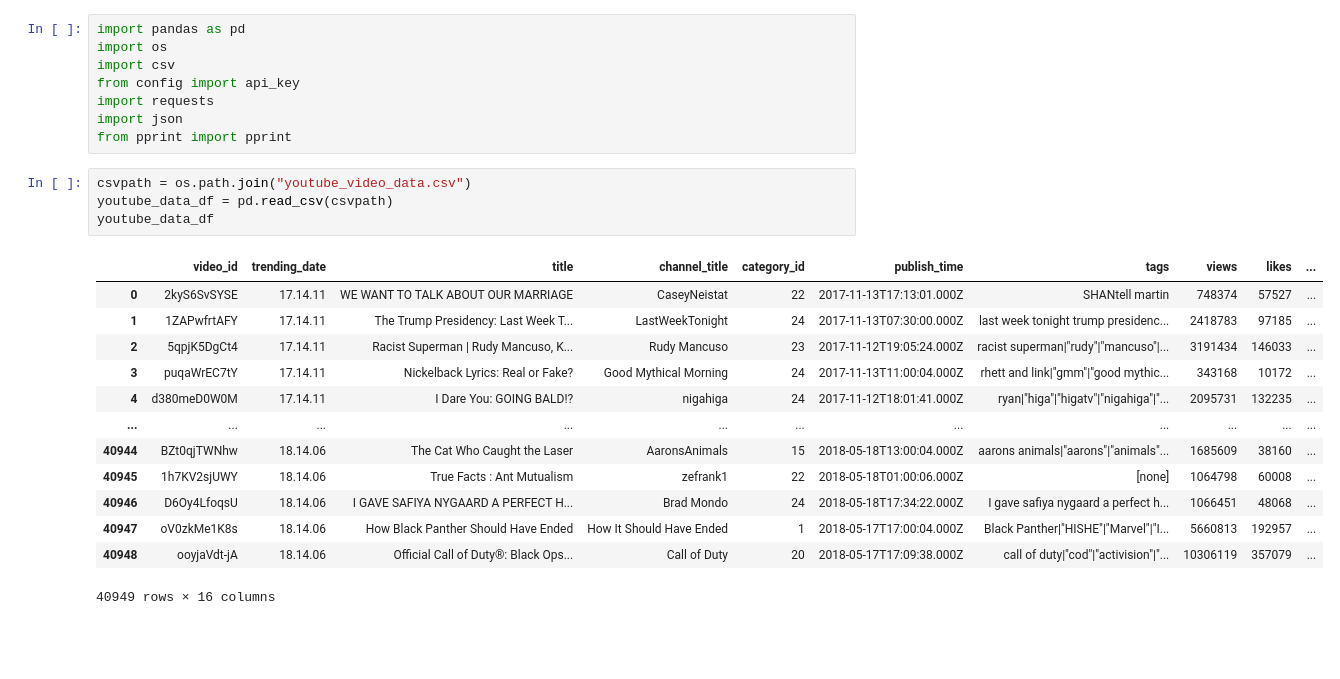
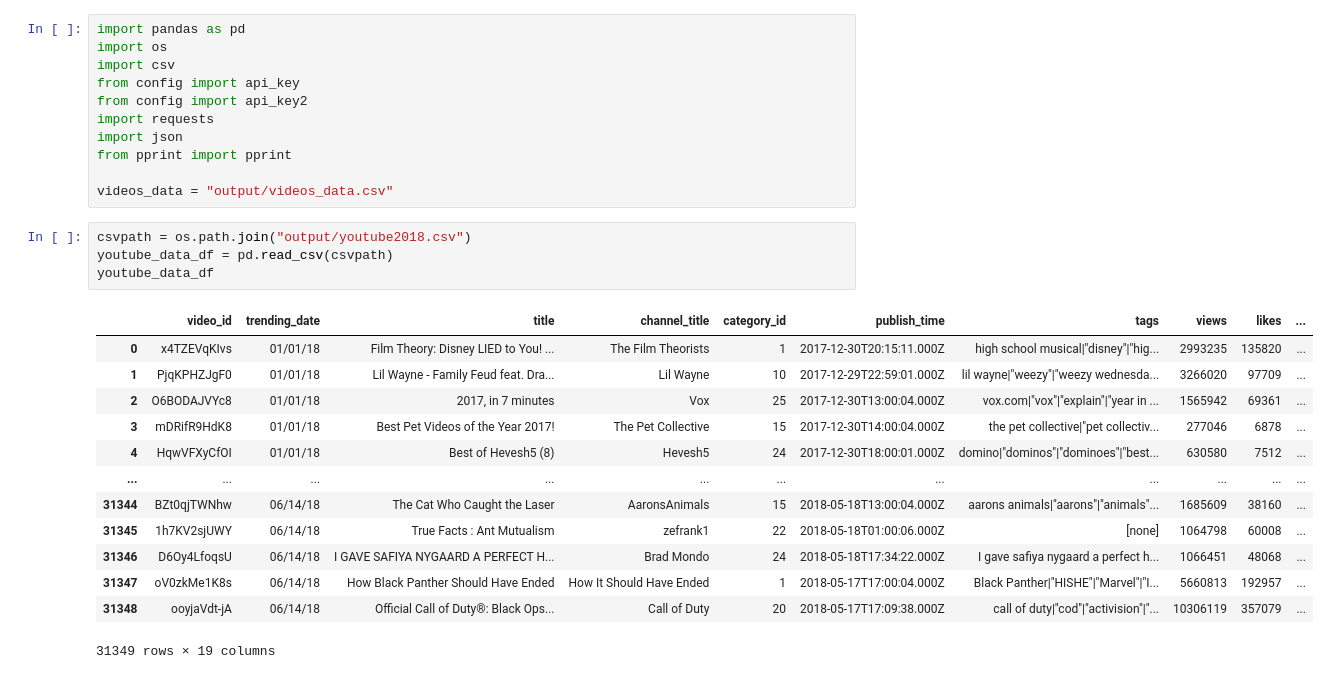
Before and after one commit to hannah8075/youtube-analysis, a Jupyter notebook: youtube_importcsvdata-Copy1.ipynb, the cells around one changed output. Saved outputs shown, nothing was run; the diff lists cells and outputs as text; blank space fills up the shorter version.

```diff
--- a/youtube_importcsvdata-Copy1.ipynb
+++ b/youtube_importcsvdata-Copy1.ipynb
@@ -3,24 +3,27 @@ import pandas as pd
 import os
 import csv
 from config import api_key
+from config import api_key2
 import requests
 import json
 from pprint import pprint
+
+videos_data = "output/videos_data.csv"
 # %%
-csvpath = os.path.join("youtube_video_data.csv")
+csvpath = os.path.join("output/youtube2018.csv")
 youtube_data_df = pd.read_csv(csvpath)
 youtube_data_df
 # %% [output]
 |  | video_id | trending_date | title | channel_title | category_id | publish_time | tags | views | likes | ... |
-| 0 | 2kyS6SvSYSE | 17.14.11 | WE WANT TO TALK ABOUT OUR MARRIAGE | CaseyNeistat | 22 | 2017-11-13T17:13:01.000Z | SHANtell martin | 748374 | 57527 | ... |
-| 1 | 1ZAPwfrtAFY | 17.14.11 | The Trump Presidency: Last Week T... | LastWeekTonight | 24 | 2017-11-13T07:30:00.000Z | last week tonight trump presidenc... | 2418783 | 97185 | ... |
-| 2 | 5qpjK5DgCt4 | 17.14.11 | Racist Superman | Rudy Mancuso, K... | Rudy Mancuso | 23 | 2017-11-12T19:05:24.000Z | racist superman|"rudy"|"mancuso"|... | 3191434 | 146033 | ... |
-| 3 | puqaWrEC7tY | 17.14.11 | Nickelback Lyrics: Real or Fake? | Good Mythical Morning | 24 | 2017-11-13T11:00:04.000Z | rhett and link|"gmm"|"good mythic... | 343168 | 10172 | ... |
-| 4 | d380meD0W0M | 17.14.11 | I Dare You: GOING BALD!? | nigahiga | 24 | 2017-11-12T18:01:41.000Z | ryan|"higa"|"higatv"|"nigahiga"|"... | 2095731 | 132235 | ... |
+| 0 | x4TZEVqKIvs | 01/01/18 | Film Theory: Disney LIED to You! ... | The Film Theorists | 1 | 2017-12-30T20:15:11.000Z | high school musical|"disney"|"hig... | 2993235 | 135820 | ... |
+| 1 | PjqKPHZJgF0 | 01/01/18 | Lil Wayne - Family Feud feat. Dra... | Lil Wayne | 10 | 2017-12-29T22:59:01.000Z | lil wayne|"weezy"|"weezy wednesda... | 3266020 | 97709 | ... |
+| 2 | O6BODAJVYc8 | 01/01/18 | 2017, in 7 minutes | Vox | 25 | 2017-12-30T13:00:04.000Z | vox.com|"vox"|"explain"|"year in ... | 1565942 | 69361 | ... |
+| 3 | mDRifR9HdK8 | 01/01/18 | Best Pet Videos of the Year 2017! | The Pet Collective | 15 | 2017-12-30T14:00:04.000Z | the pet collective|"pet collectiv... | 277046 | 6878 | ... |
+| 4 | HqwVFXyCfOI | 01/01/18 | Best of Hevesh5 (8) | Hevesh5 | 24 | 2017-12-30T18:00:01.000Z | domino|"dominos"|"dominoes"|"best... | 630580 | 7512 | ... |
 | ... | ... | ... | ... | ... | ... | ... | ... | ... | ... | ... |
-| 40944 | BZt0qjTWNhw | 18.14.06 | The Cat Who Caught the Laser | AaronsAnimals | 15 | 2018-05-18T13:00:04.000Z | aarons animals|"aarons"|"animals"... | 1685609 | 38160 | ... |
-| 40945 | 1h7KV2sjUWY | 18.14.06 | True Facts : Ant Mutualism | zefrank1 | 22 | 2018-05-18T01:00:06.000Z | [none] | 1064798 | 60008 | ... |
-| 40946 | D6Oy4LfoqsU | 18.14.06 | I GAVE SAFIYA NYGAARD A PERFECT H... | Brad Mondo | 24 | 2018-05-18T17:34:22.000Z | I gave safiya nygaard a perfect h... | 1066451 | 48068 | ... |
-| 40947 | oV0zkMe1K8s | 18.14.06 | How Black Panther Should Have Ended | How It Should Have Ended | 1 | 2018-05-17T17:00:04.000Z | Black Panther|"HISHE"|"Marvel"|"I... | 5660813 | 192957 | ... |
-| 40948 | ooyjaVdt-jA | 18.14.06 | Official Call of Duty®: Black Ops... | Call of Duty | 20 | 2018-05-17T17:09:38.000Z | call of duty|"cod"|"activision"|"... | 10306119 | 357079 | ... |
+| 31344 | BZt0qjTWNhw | 06/14/18 | The Cat Who Caught the Laser | AaronsAnimals | 15 | 2018-05-18T13:00:04.000Z | aarons animals|"aarons"|"animals"... | 1685609 | 38160 | ... |
+| 31345 | 1h7KV2sjUWY | 06/14/18 | True Facts : Ant Mutualism | zefrank1 | 22 | 2018-05-18T01:00:06.000Z | [none] | 1064798 | 60008 | ... |
+| 31346 | D6Oy4LfoqsU | 06/14/18 | I GAVE SAFIYA NYGAARD A PERFECT H... | Brad Mondo | 24 | 2018-05-18T17:34:22.000Z | I gave safiya nygaard a perfect h... | 1066451 | 48068 | ... |
+| 31347 | oV0zkMe1K8s | 06/14/18 | How Black Panther Should Have Ended | How It Should Have Ended | 1 | 2018-05-17T17:00:04.000Z | Black Panther|"HISHE"|"Marvel"|"I... | 5660813 | 192957 | ... |
+| 31348 | ooyjaVdt-jA | 06/14/18 | Official Call of Duty®: Black Ops... | Call of Duty | 20 | 2018-05-17T17:09:38.000Z | call of duty|"cod"|"activision"|"... | 10306119 | 357079 | ... |
-40949 rows × 16 columns
+31349 rows × 19 columns
```
Also changed, not shown: parts of 11 cells of this notebook, 2 other files.
